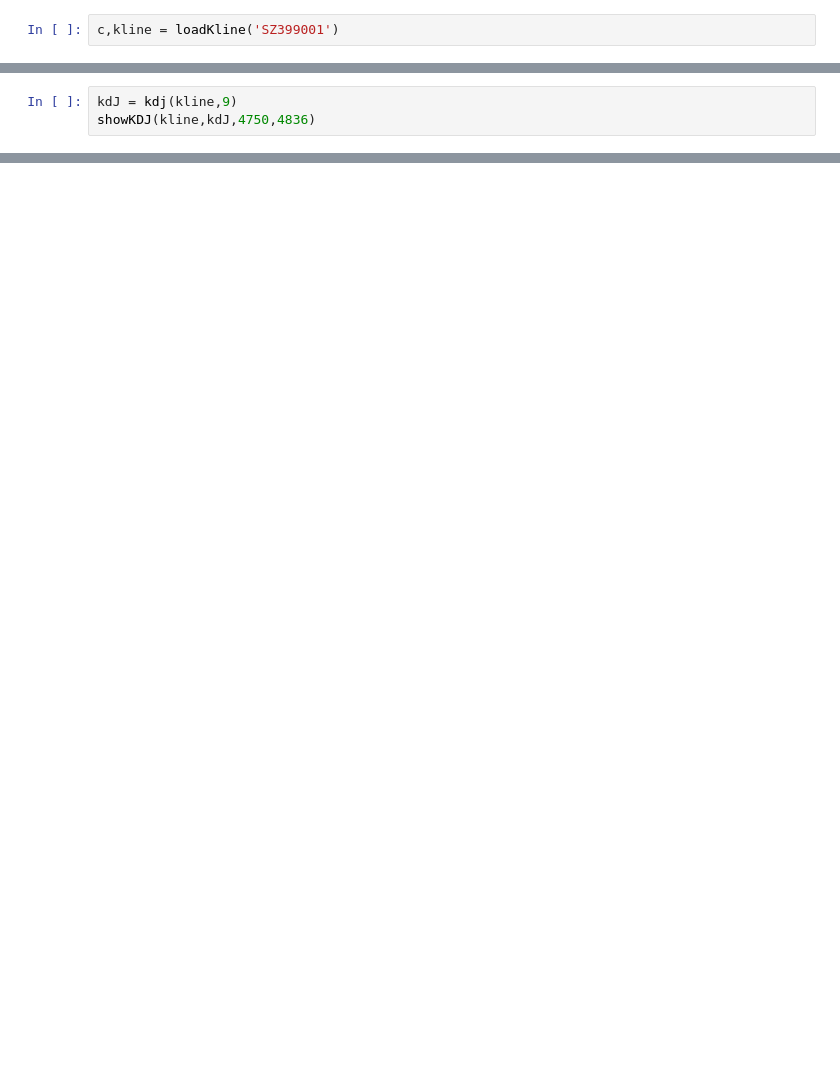
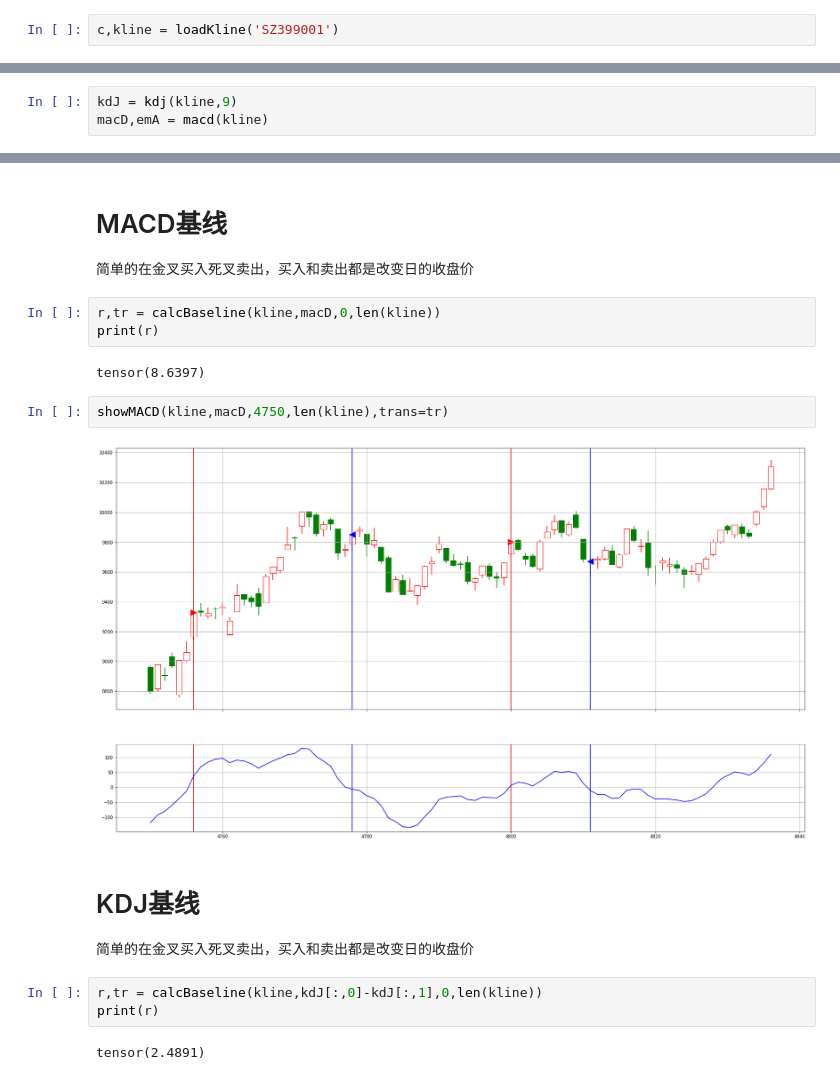
Before and after one commit to JohnCrash/stock, a Jupyter notebook: jupyter/stock-4.ipynb, the cells around one changed output, grey strips where cells are left out. Cells and saved outputs as stored; diff of their text form; blank space fills up the shorter version.

```diff
--- a/jupyter/stock-4.ipynb
+++ b/jupyter/stock-4.ipynb
@@ -116,3 +220,3 @@ def showKDJ(k,kdj,bi,ei):
 # %%
 kdJ = kdj(kline,9)
-showKDJ(kline,kdJ,4750,4836)
+macD,emA = macd(kline)
@@ -127,0 +330,20 @@ len(kline)
+# %% [markdown]
+# MACD基线
+简单的在金叉买入死叉卖出，买入和卖出都是改变日的收盘价
+# %%
+r,tr = calcBaseline(kline,macD,0,len(kline))
+print(r)
+# %% [output]
+tensor(8.6397)
+# %%
+showMACD(kline,macD,4750,len(kline),trans=tr)
+# %% [output]
+[figure, added]
+# %% [markdown]
+# KDJ基线
+简单的在金叉买入死叉卖出，买入和卖出都是改变日的收盘价
+# %%
+r,tr = calcBaseline(kline,kdJ[:,0]-kdJ[:,1],0,len(kline))
+print(r)
+# %% [output]
+tensor(2.4891)
```
Also changed, not shown: parts of 23 cells of this notebook, 1 other file.
